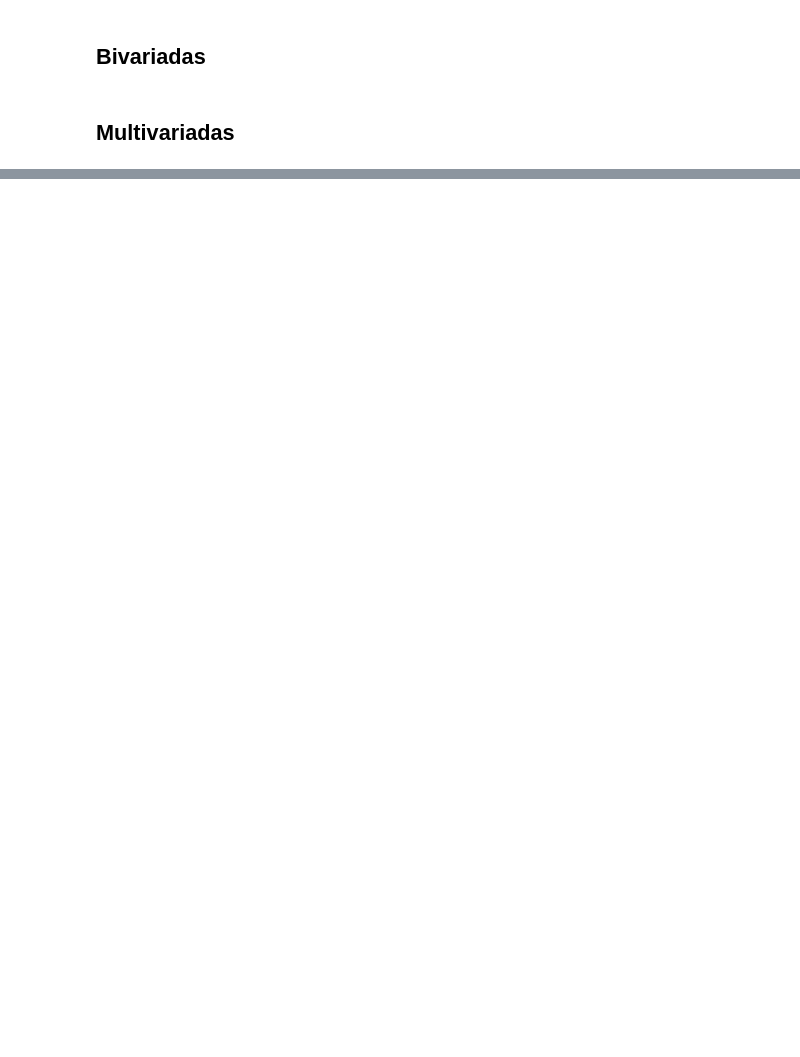
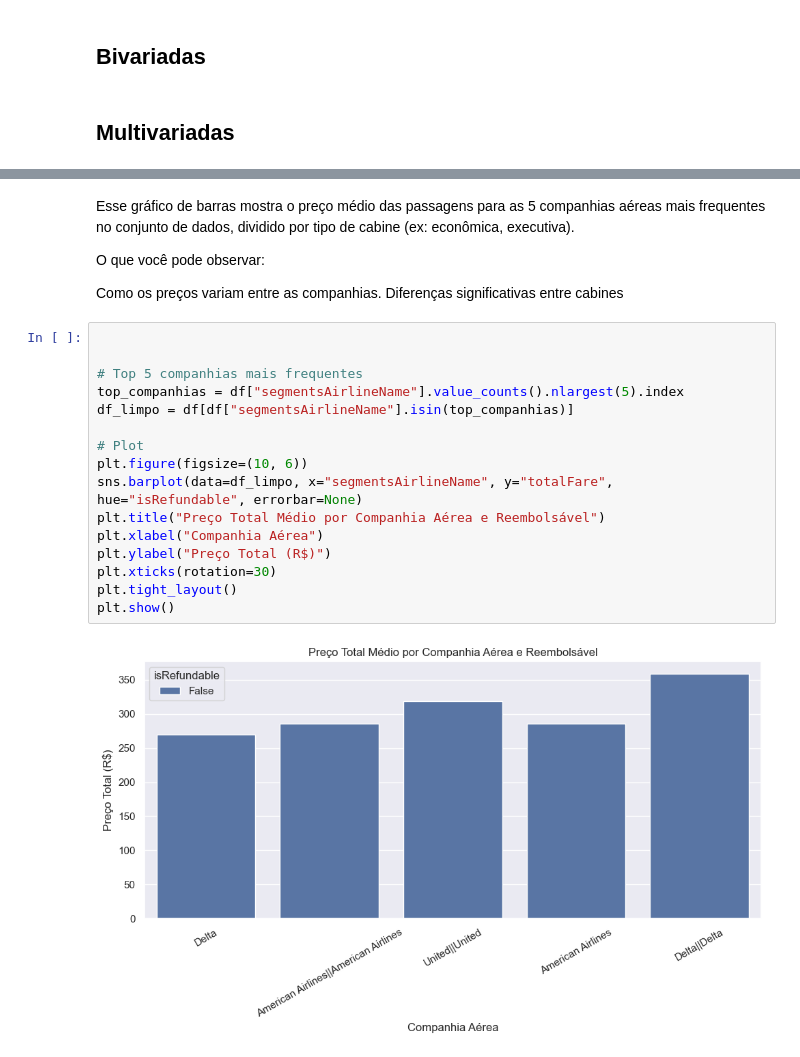
Before and after one commit to vitornuness/ads_2025_passagem_aerea, a Jupyter notebook: notebooks/2_eda.ipynb, the cells around one changed output, grey strips where cells are left out. Saved outputs shown, nothing was run; the diff lists cells and outputs as text; blank space fills up the shorter version.

```diff
--- a/notebooks/2_eda.ipynb
+++ b/notebooks/2_eda.ipynb
@@ -198,0 +250,25 @@ plt.show()
+# %% [markdown]
+Esse gráfico de barras mostra o preço médio das passagens para as 5 companhias aéreas mais frequentes no conjunto de dados, dividido por tipo de cabine (ex: econômica, executiva).
+
+O que você pode observar:
+
+Como os preços variam entre as companhias.
+Diferenças significativas entre cabines
+# %%
+
+
+# Top 5 companhias mais frequentes
+top_companhias = df["segmentsAirlineName"].value_counts().nlargest(5).index
+df_limpo = df[df["segmentsAirlineName"].isin(top_companhias)]
+
+# Plot
+plt.figure(figsize=(10, 6))
+sns.barplot(data=df_limpo, x="segmentsAirlineName", y="totalFare", hue="isRefundable", errorbar=None)
+plt.title("Preço Total Médio por Companhia Aérea e Reembolsável")
+plt.xlabel("Companhia Aérea")
+plt.ylabel("Preço Total (R$)")
+plt.xticks(rotation=30)
+plt.tight_layout()
+plt.show()
+# %% [output]
+[figure, added]
```
Also changed, not shown: parts of 26 cells of this notebook.
